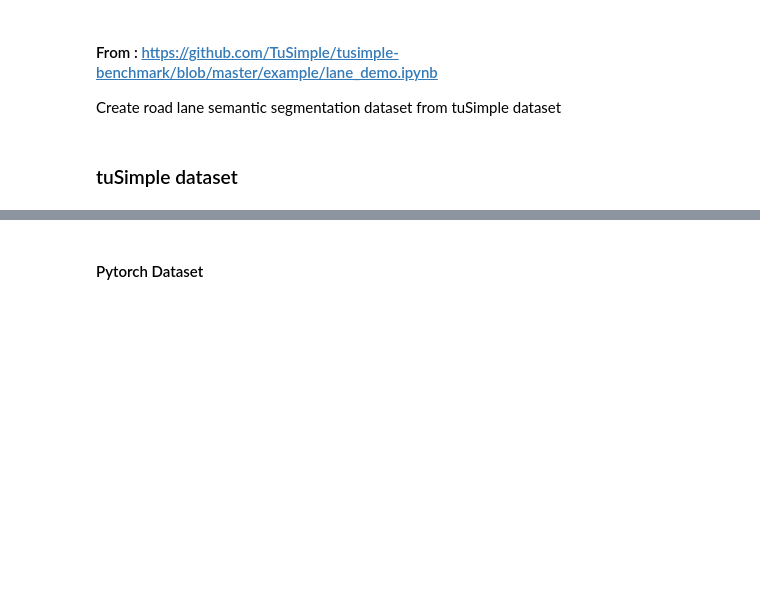
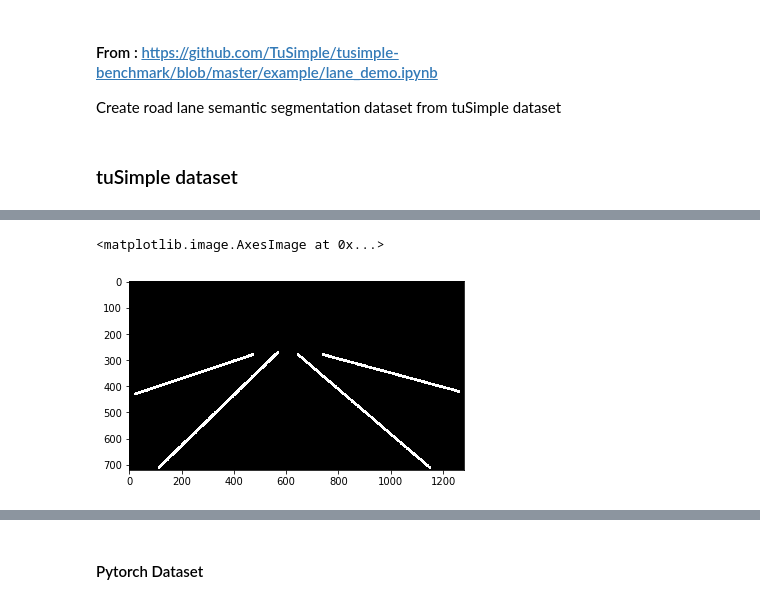
Before and after one commit to jaeoh2/Road-Lane-Instance-Segmentation-PyTorch, a Jupyter notebook: notebooks/explore_dataset.ipynb, the cells around one changed output, grey strips where cells are left out. Cells and saved outputs as stored; diff of their text form; code cells hidden in the pictures; blank space fills up the shorter version.

```diff
--- a/notebooks/explore_dataset.ipynb
+++ b/notebooks/explore_dataset.ipynb
@@ -43,0 +67,5 @@ lane_pts = [[(x,y) for (x,y) in zip(lane, y_samples[0]) if x >= 0] for lane in l
+# %%
+plt.imshow(label_img)
+# %% [output]
+<matplotlib.image.AxesImage at 0x...>
+[figure, added]
```
Also changed, not shown: parts of 23 cells of this notebook, 1 other file.
